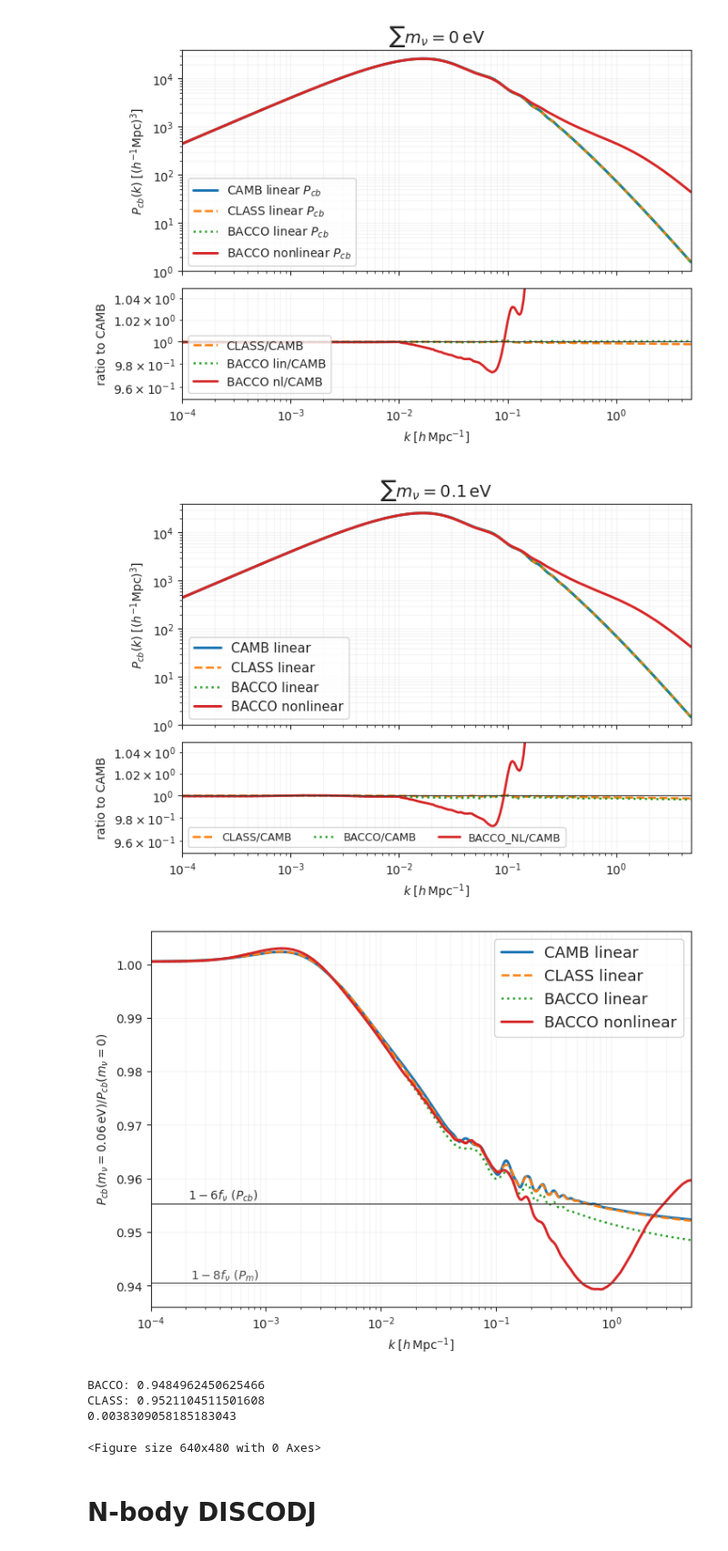
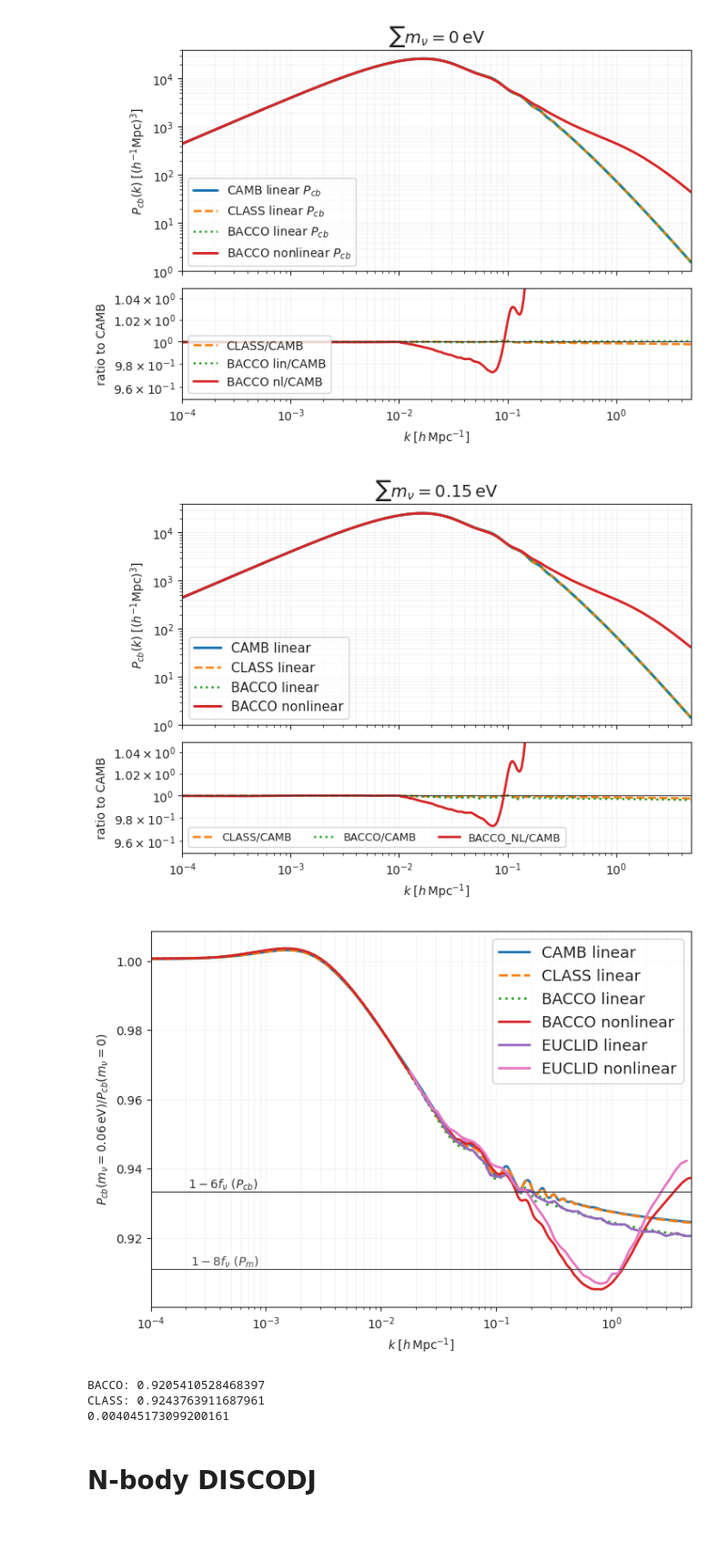
Before and after one commit to Xantyos13/DISCO-DJ, a Jupyter notebook: Neutrinos/Power_comparaison.ipynb, the cells around one changed output. Shown at 91% size. Drawn from its saved outputs; the diff is of its cells as text; code cells hidden in the pictures.

```diff
--- a/Neutrinos/Power_comparaison.ipynb
+++ b/Neutrinos/Power_comparaison.ipynb
@@ -62,11 +62,11 @@ cosmo = {
     "omch2": 0.269984542*0.67**2,
     "As": 2.215e-09,
     "ns": 0.9619,
-    "sum_mnu": 0.1,      # total neutrino mass [eV]
+    "sum_mnu": 0.15,      # total neutrino mass [eV]
     "tau": 0.0952,
     "w0": -1.0,
     "wa": 0.0,
-    "z": 0.0,
+    "z": 0,
     "Tcmb": 2.7255,
 }
 
@@ -106,10 +106,10 @@ print("IH",mnu_IH)
 
 # modes to sample
 nmodes = 512
-kmin = 1e-3
-kmax = 10
-aexp = 1.0
-zout = 0.0
+kmin = 1e-4
+kmax = 4.9
+aexp = a
+zout = z
 
 #Linear Suppression
 f_nu = omega_nu / (omega_cold+omega_nu)
@@ -454,3 +959,6 @@ def compute_matter_power(sum_mnu):
+# %%
+euclid = euclid_015 #[[],[]]
+euclid_nl = euclid_nl_015 #[[],[]]
 # %% [markdown]
 ## Linear Spectra
 # %%
@@ -525,9 +1033,9 @@ axr.set_yscale("log")
 axr.set_ylim(0.95,1.05)
 axr.legend(loc=3,prop={'size': 9},ncol=3)
 axr.grid(True, which="both", alpha=0.18)
-plt.savefig('spectra_ref.pgf')
+#plt.savefig('spectra_ref.pgf')
 # %% [output]
-[figure, old version]
+[figure, new version]
 # %%
 fig, ax = plt.subplots(
     figsize=(7, 5),
@@ -541,10 +1049,14 @@ ratio_bacco    = pk_lin           / pk_ref
 ratio_bacco_nl = pk_nl            / pk_nl_ref
 # ratio_disco = Pcb_EB_nu / Pcb_EB
 
-ax.semilogx(k_h,ratio_camb,color="C0",lw=2.2,label="CAMB linear",)
-ax.semilogx(k_h,ratio_class,color="C1",lw=1.8,ls="--",label="CLASS linear",)
-ax.semilogx(k_h,ratio_bacco,color="C2",lw=1.8,ls=":",label="BACCO linear",)
-ax.semilogx(k_h,ratio_bacco_nl,color="C3",lw=2.1,label="BACCO nonlinear",)
+ax.semilogx(k_h,ratio_camb,color="C0",lw=2,label="CAMB linear",)
+ax.semilogx(k_h,ratio_class,color="C1",lw=2,ls="--",label="CLASS linear",)
+ax.semilogx(k_h,ratio_bacco,color="C2",lw=2,ls=":",label="BACCO linear",)
+ax.semilogx(k_h,ratio_bacco_nl,color="C3",lw=2,label="BACCO nonlinear",)
+
+ax.semilogx(euclid[0],euclid[1],color="C4",lw=2,label="EUCLID linear",)
+ax.semilogx(euclid_nl[0],euclid_nl[1],color="C6",lw=2,label="EUCLID nonlinear",)
+
 #ax.semilogx(k_h, ratio_disco, color="C4", lw=2.1, label="DISCOEB")
 
 ax.axhline(supp_Pcb, color="0.2", lw=0.8)
@@ -560,39 +1072,38 @@ ax.annotate(
 )
 
 ax.annotate(
     r"$1-8f_\nu$ ($P_m$)",
     xy=(0.2, supp_P),
     xycoords=("axes fraction", "data"),
     ha="right",
     va="bottom",
     color="0.3",
 )
 
 ax.set_xscale("log")
 ax.set_xlim(k_h.min(), k_h.max())
 
 ax.set_xlabel(r"$k\;[h\,{\rm Mpc}^{-1}]$")
 ax.set_ylabel(
     r"$P_{cb}(m_\nu=0.06\,{\rm eV}) / P_{cb}(m_\nu=0)$"
 )
 
 #ax.set_title(rf"Suppression due to $\sum m_\nu = {cosmo["sum_mnu"]}eV $")
 
 ax.legend(prop={'size': 13})
 ax.grid(True, which="both", alpha=0.18)
 
 plt.show()
-plt.savefig('supp_ref_006.pgf')
+#plt.savefig('supp_ref_006.pgf')
 
 print("BACCO:",ratio_bacco[-1])
 print("CLASS:",ratio_class[-1])
 print(ratio_camb[-1]-ratio_bacco[-1])
 # %% [output]
-[figure, old version]
+[figure, new version]
-BACCO: 0.9484962450625466
-CLASS: 0.9521104511501608
-0.0038309058185183043
+BACCO: 0.9205410528468397
+CLASS: 0.9243763911687961
+0.004045173099200161
-<Figure size 640x480 with 0 Axes>
 # %% [markdown]
 # N-body DISCODJ
 # %% [markdown]
```
Also changed, not shown: parts of 17 cells of this notebook, 19 other files.
